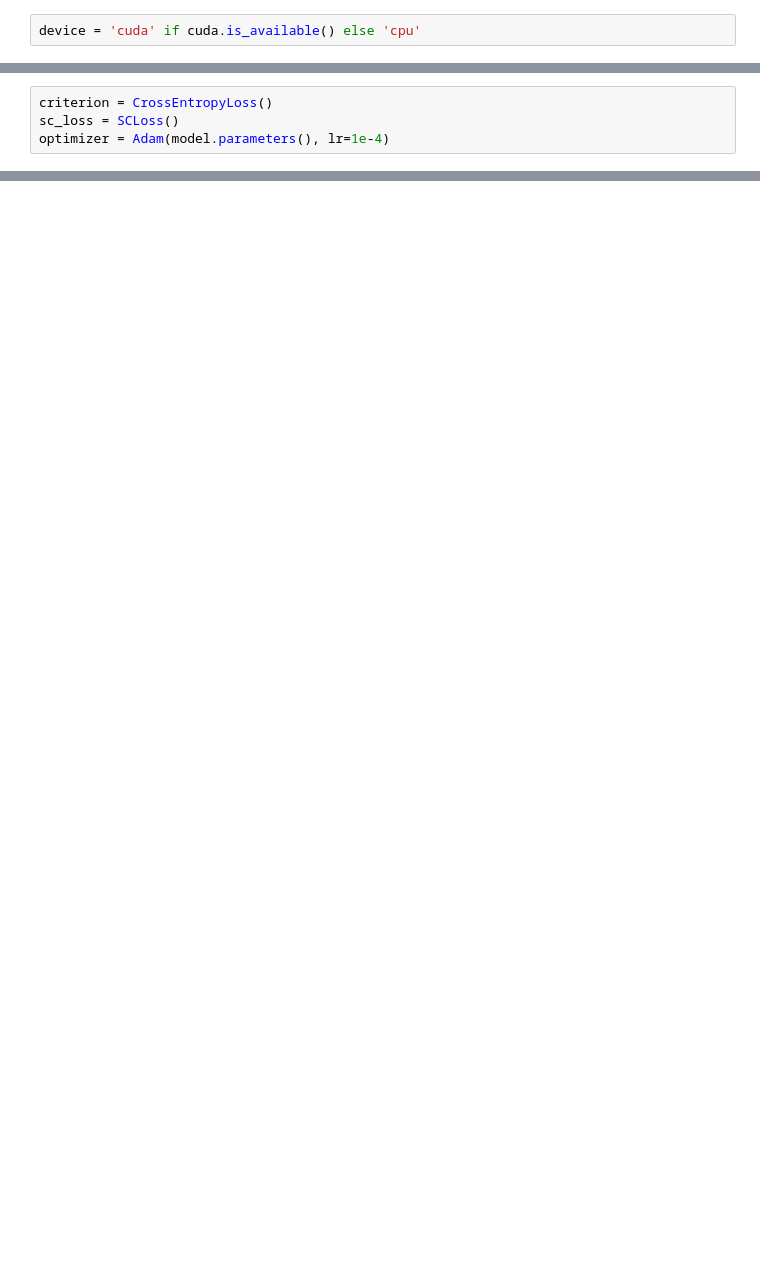
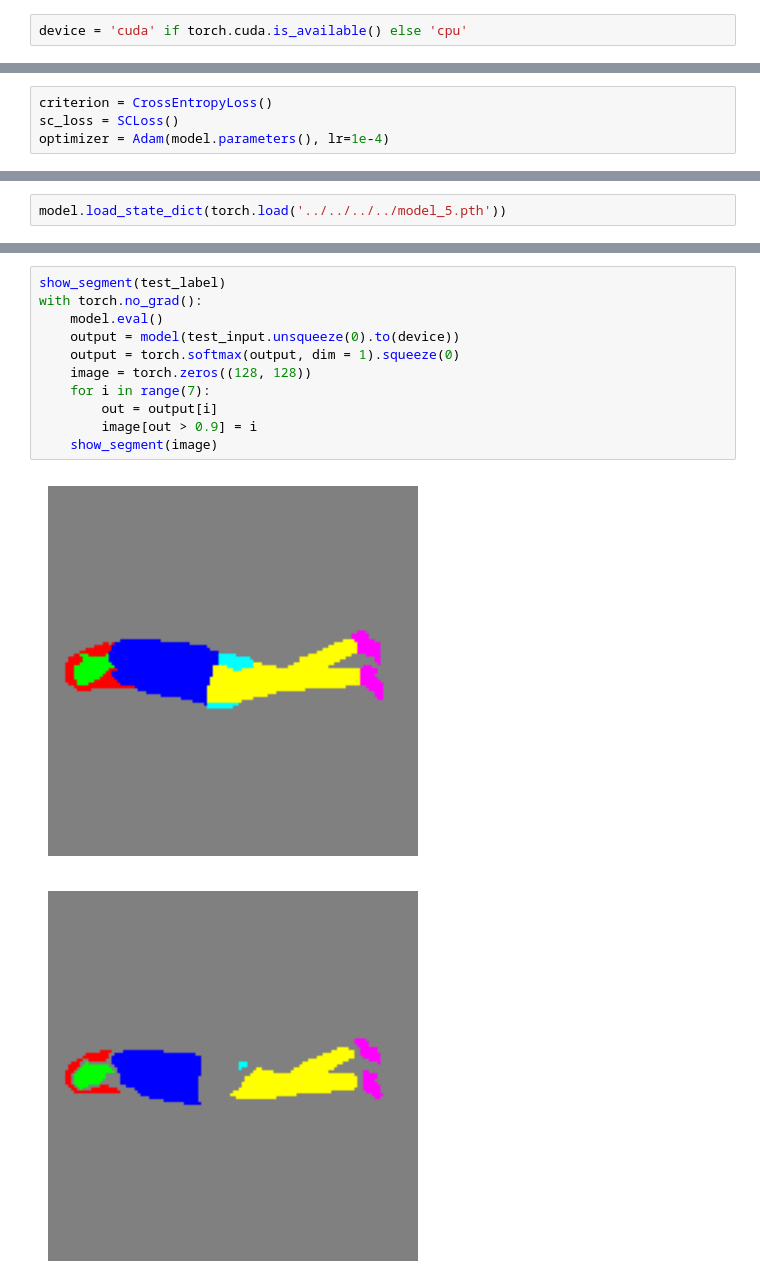
Before and after one commit to outta-3-project-1691/clothes_segmentation, a Jupyter notebook: train_u2_net.ipynb, the cells around one changed output, grey strips where cells are left out. Cells and saved outputs as stored; diff of their text form; blank space fills up the shorter version.

```diff
--- a/train_u2_net.ipynb
+++ b/train_u2_net.ipynb
@@ -12,7 +20,7 @@ from codes.load_testset import load_testset
 from models.u2_net import U2NET_lite
 from loss.scloss import SCLoss
 # %%
-device = 'cuda' if cuda.is_available() else 'cpu'
+device = 'cuda' if torch.cuda.is_available() else 'cpu'
 # %%
 model = U2NET_lite(7).to(device=device)
 # %%
@@ -25,0 +63,2 @@ optimizer = Adam(model.parameters(), lr=1e-4)
+# %%
+model.load_state_dict(torch.load('../../../../model_5.pth'))
@@ -25,0 +87,14 @@ optimizer = Adam(model.parameters(), lr=1e-4)
+# %%
+show_segment(test_label)
+with torch.no_grad():
+    model.eval()
+    output = model(test_input.unsqueeze(0).to(device))
+    output = torch.softmax(output, dim = 1).squeeze(0)
+    image = torch.zeros((128, 128))
+    for i in range(7):
+        out = output[i]
+        image[out > 0.9] = i
+    show_segment(image)
+# %% [output]
+[figure, added]
+[figure, added]
```
Also changed, not shown: parts of 11 cells of this notebook.
